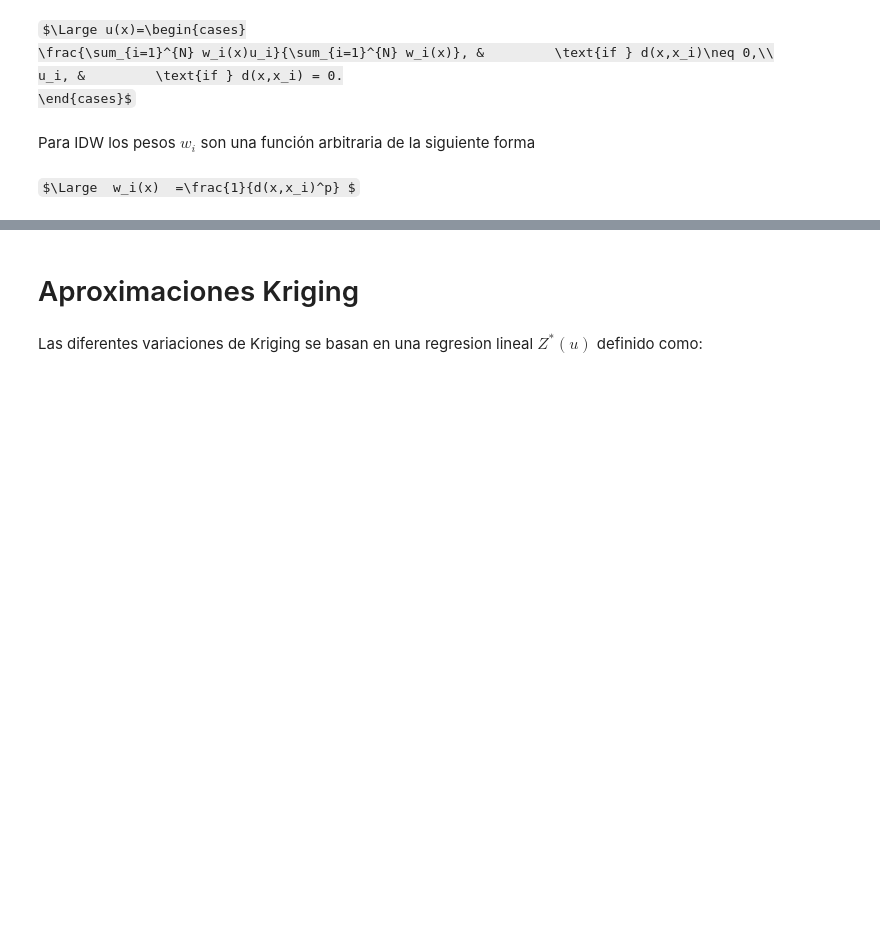
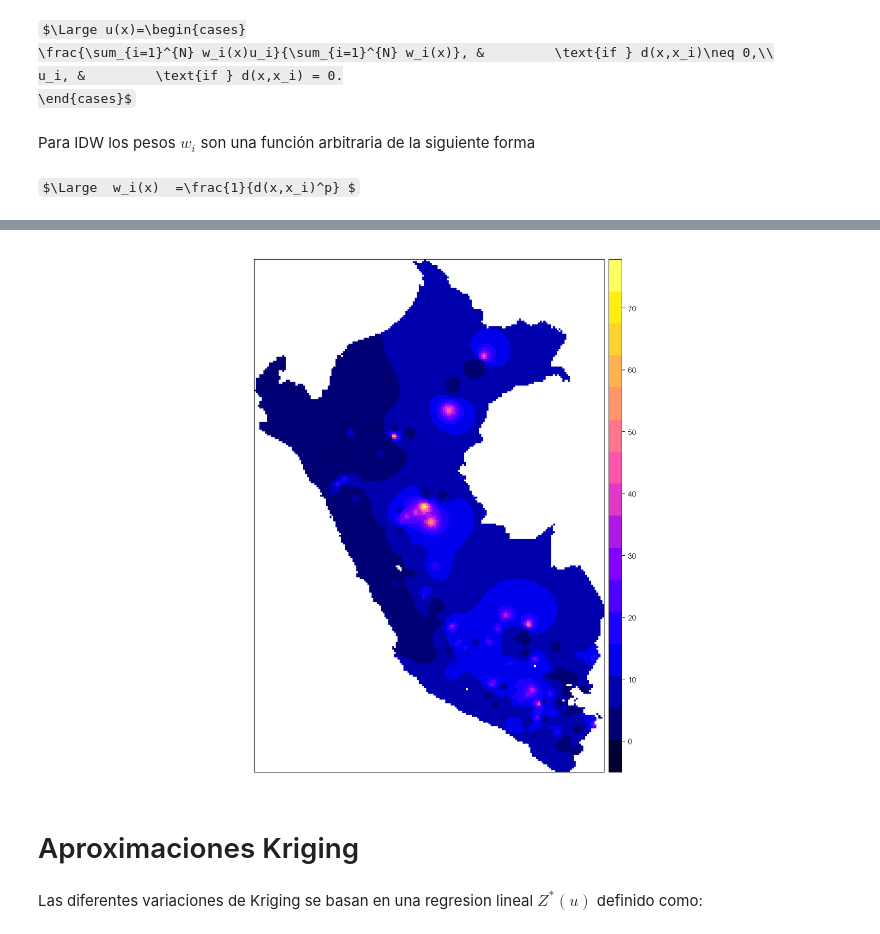
Before and after one commit to JoseZevallosR/curso_hidrologia, a Jupyter notebook: code/Interpolación.ipynb, the cells around one changed output, grey strips where cells are left out. Cells and saved outputs as stored; diff of their text form; code cells hidden in the pictures; some formulas as TeX source; blank space fills up the shorter version.

```diff
--- a/code/Interpolación.ipynb
+++ b/code/Interpolación.ipynb
@@ -85,3 +90,7 @@ Warning message in proj4string(newdata):
+# %%
+spplot(r.m,'var1.pred')
+# %% [output]
+[figure, added]
 # %% [markdown]
 # Aproximaciones Kriging
 # %% [markdown]
```
Also changed, not shown: parts of 18 cells of this notebook.
